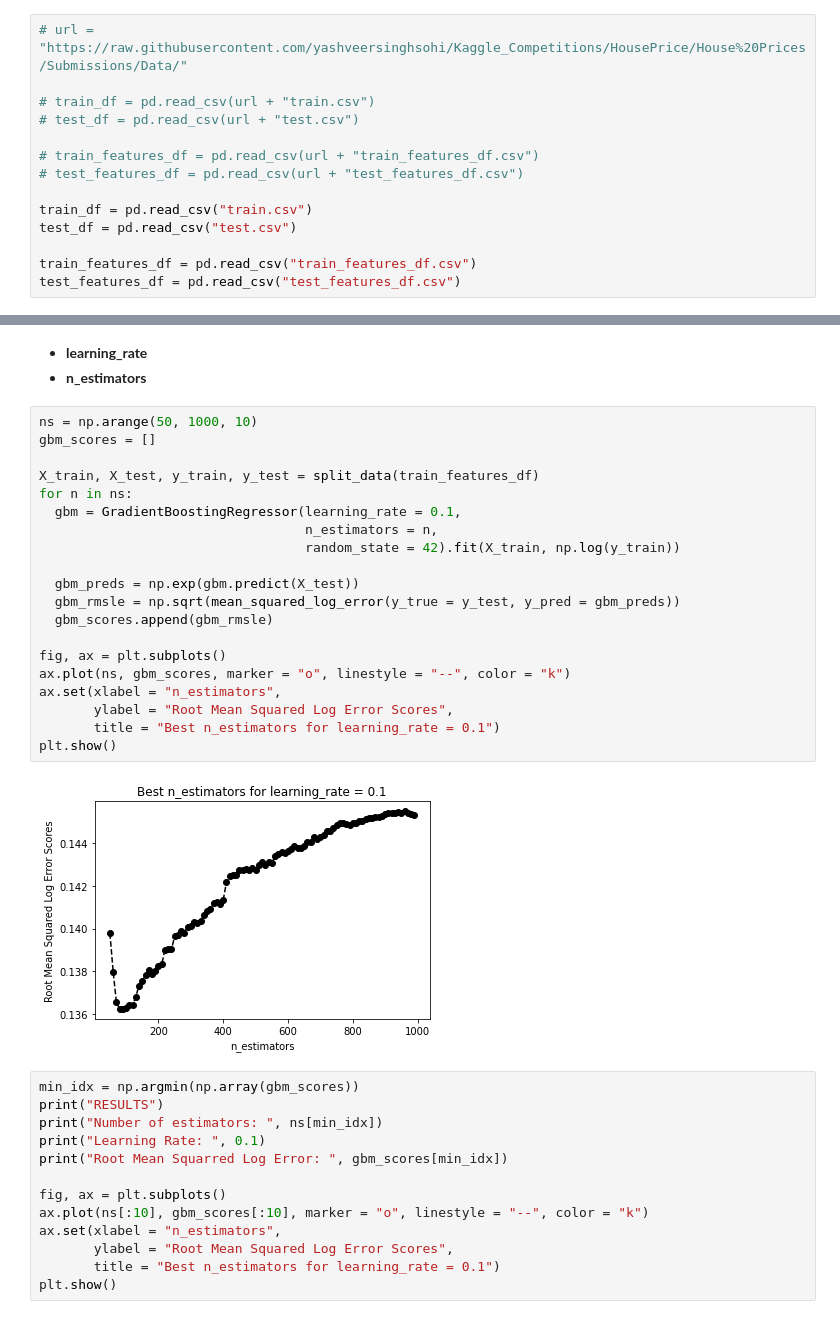
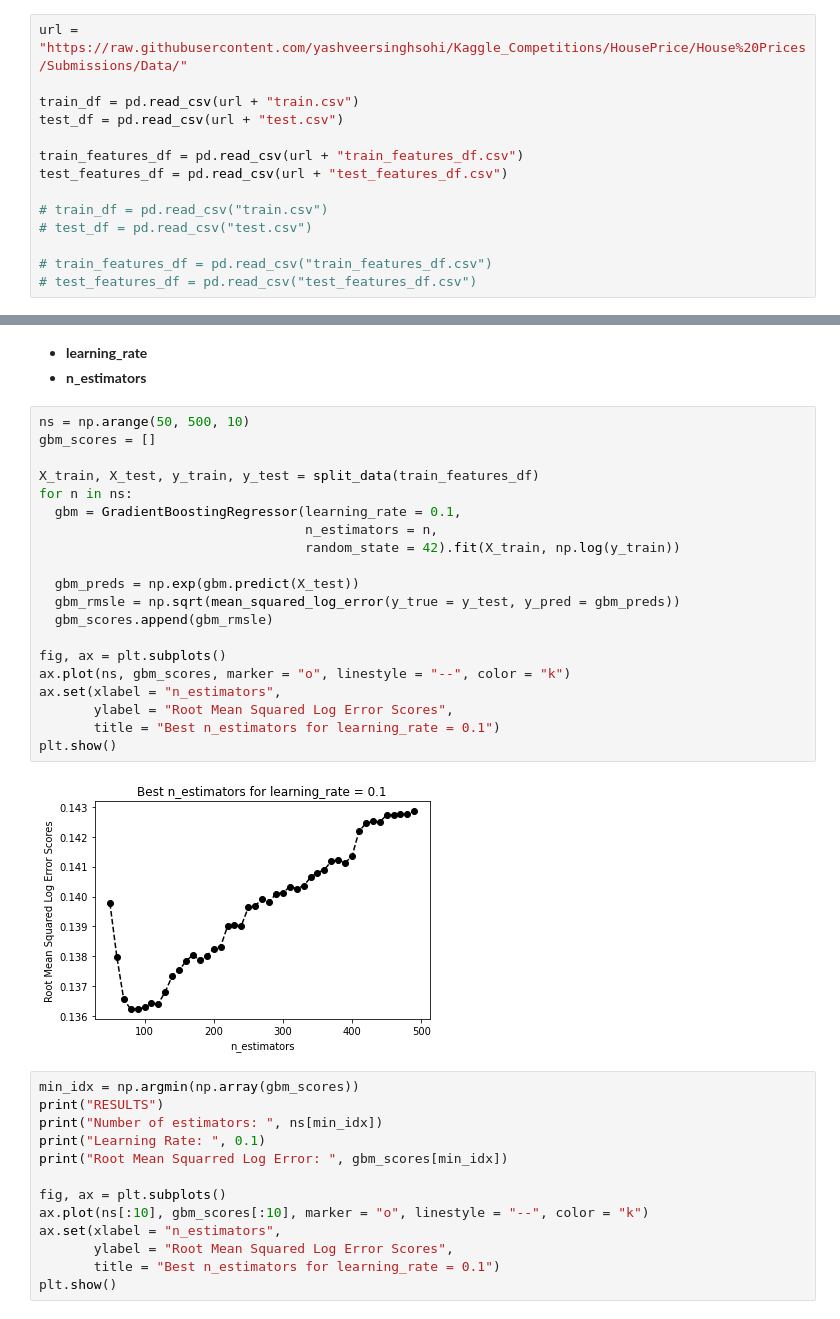
Before and after one commit to yashveersinghsohi/Competitions, a Jupyter notebook: House Prices/Submissions/Sub 4 - Boosting and Stacking/Sub_4_Boosting.ipynb, the cells around one changed output, grey strips where cells are left out. Drawn from its saved outputs; the diff is of its cells as text.

```diff
--- a/House Prices/Submissions/Sub 4 - Boosting and Stacking/Sub_4_Boosting.ipynb
+++ b/House Prices/Submissions/Sub 4 - Boosting and Stacking/Sub_4_Boosting.ipynb
@@ -32,19 +30,19 @@ from sklearn.ensemble import StackingRegressor
 # %% [markdown]
 #  Reading Data
 # %%
-# url = "https://raw.githubusercontent.com/yashveersinghsohi/Kaggle_Competitions/HousePrice/House%20Prices/Submissions/Data/"
+url = "https://raw.githubusercontent.com/yashveersinghsohi/Kaggle_Competitions/HousePrice/House%20Prices/Submissions/Data/"
 
-# train_df = pd.read_csv(url + "train.csv")
-# test_df = pd.read_csv(url + "test.csv")
+train_df = pd.read_csv(url + "train.csv")
+test_df = pd.read_csv(url + "test.csv")
 
-# train_features_df = pd.read_csv(url + "train_features_df.csv")
-# test_features_df = pd.read_csv(url + "test_features_df.csv")
+train_features_df = pd.read_csv(url + "train_features_df.csv")
+test_features_df = pd.read_csv(url + "test_features_df.csv")
 
-train_df = pd.read_csv("train.csv")
-test_df = pd.read_csv("test.csv")
+# train_df = pd.read_csv("train.csv")
+# test_df = pd.read_csv("test.csv")
 
-train_features_df = pd.read_csv("train_features_df.csv")
-test_features_df = pd.read_csv("test_features_df.csv")
+# train_features_df = pd.read_csv("train_features_df.csv")
+# test_features_df = pd.read_csv("test_features_df.csv")
 # %%
 train_features_df.head()
 # %% [output]
@@ -143,27 +141,27 @@ np.sqrt(mean_squared_log_error(y_true = y_test,
 - **learning_rate**
 - **n_estimators**
 # %%
-ns = np.arange(50, 1000, 10)
+ns = np.arange(50, 500, 10)
 gbm_scores = []
 
 X_train, X_test, y_train, y_test = split_data(train_features_df)
 for n in ns:
   gbm = GradientBoostingRegressor(learning_rate = 0.1,
                                   n_estimators = n,
                                   random_state = 42).fit(X_train, np.log(y_train))
 
   gbm_preds = np.exp(gbm.predict(X_test))
   gbm_rmsle = np.sqrt(mean_squared_log_error(y_true = y_test, y_pred = gbm_preds))
   gbm_scores.append(gbm_rmsle)
 
 fig, ax = plt.subplots()
 ax.plot(ns, gbm_scores, marker = "o", linestyle = "--", color = "k")
 ax.set(xlabel = "n_estimators",
        ylabel = "Root Mean Squared Log Error Scores",
        title = "Best n_estimators for learning_rate = 0.1")
 plt.show()
 # %% [output]
-[figure, old version]
+[figure, new version]
 # %%
 min_idx = np.argmin(np.array(gbm_scores))
 print("RESULTS")
```
Also changed, not shown: parts of 27 cells of this notebook.
